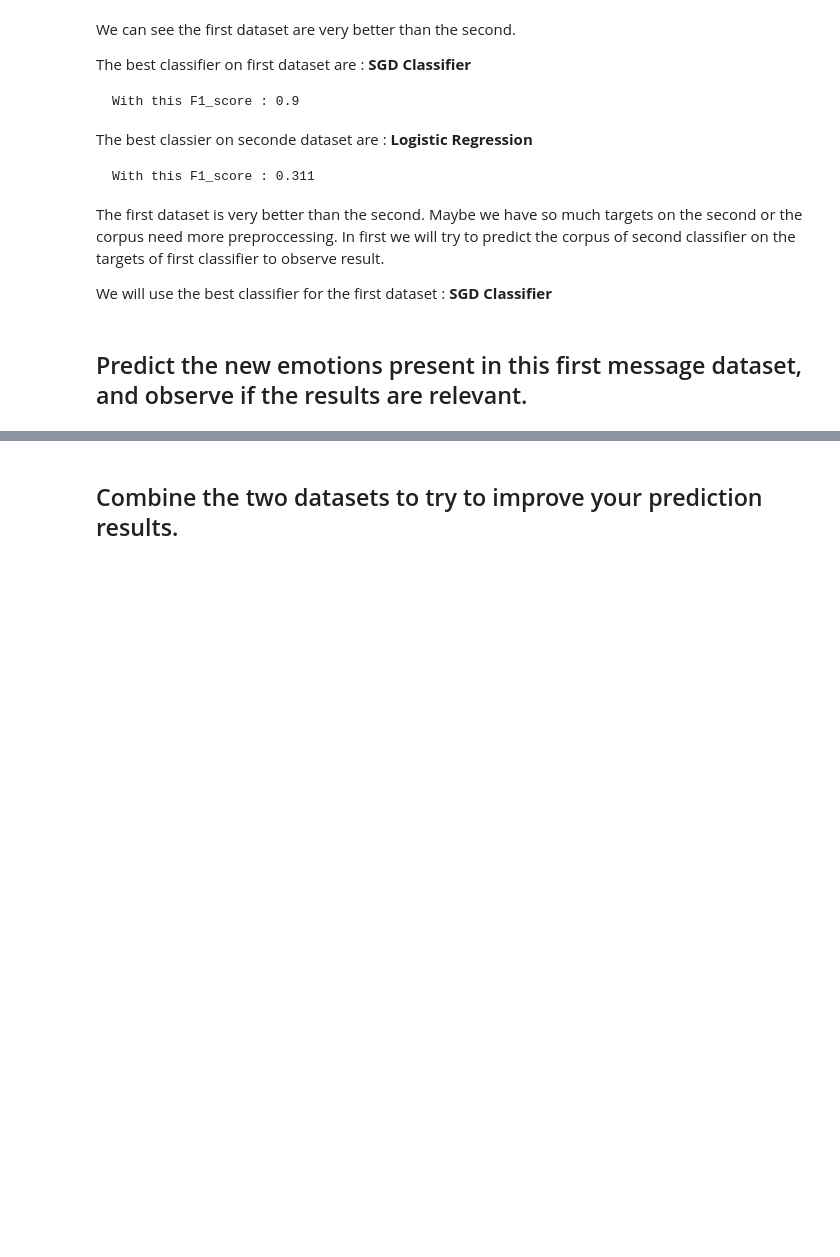
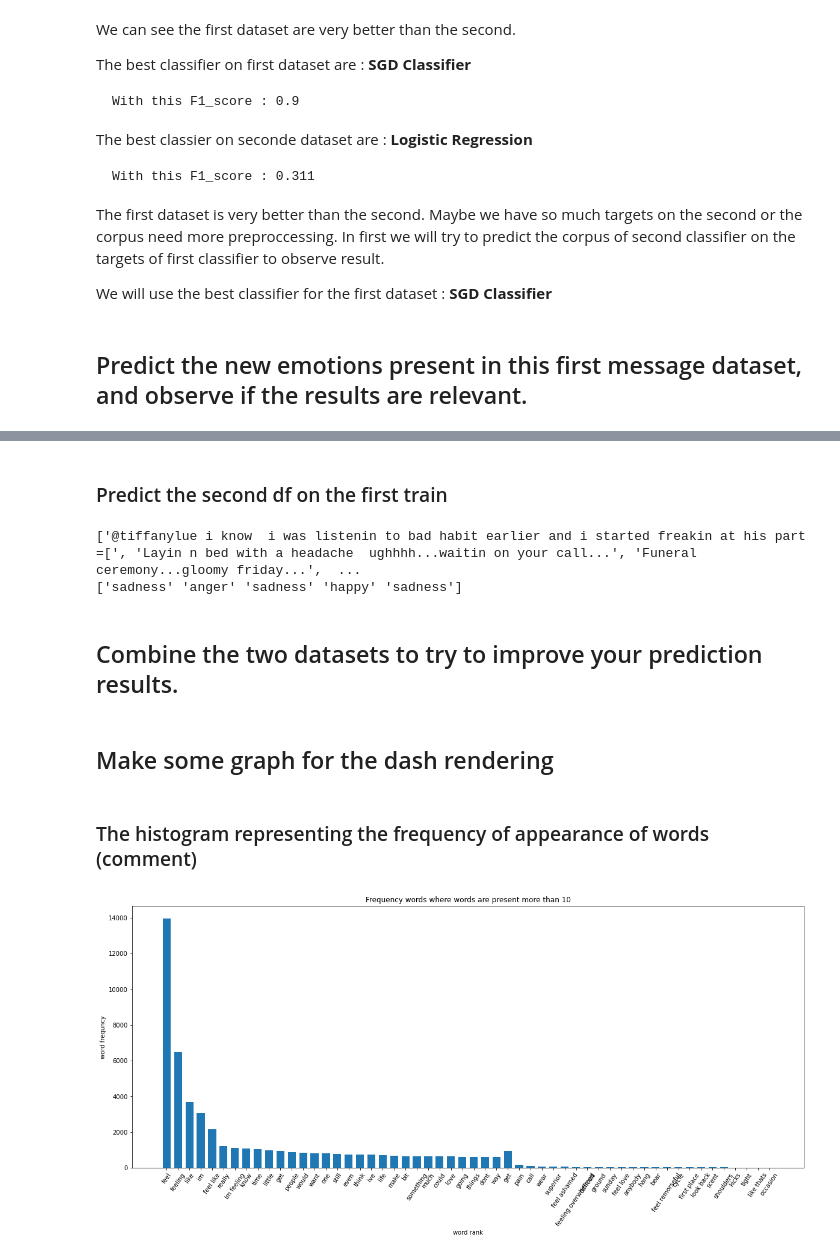
Before and after one commit to Ludo-R/brief-09-12-wheelOfEmotions, a Jupyter notebook: emotionsNotebook.ipynb, the cells around one changed output, grey strips where cells are left out. Saved outputs shown, nothing was run; the diff lists cells and outputs as text; code cells hidden in the pictures; blank space fills up the shorter version.

```diff
--- a/emotionsNotebook.ipynb
+++ b/emotionsNotebook.ipynb
@@ -575,3 +587,48 @@ print(y_test[:50])
+# %% [markdown]
+### Predict the second df on the first train
+# %%
+y2 = list(df2["content"])
+
+y_pred2 =pipe91.predict(y2)
+
+print(y2[:5])
+print(y_pred2[:5])
+# %% [output]
+['@tiffanylue i know  i was listenin to bad habit earlier and i started freakin at his part =[', 'Layin n bed with a headache  ughhhh...waitin on your call...', 'Funeral ceremony...gloomy friday...',  ...
+['sadness' 'anger' 'sadness' 'happy' 'sadness']
 # %% [markdown]
 
 ## Combine the two datasets to try to improve your prediction results.
+# %% [markdown]
+## Make some graph for the dash rendering
+# %% [markdown]
+### The histogram representing the frequency of appearance of words (comment)
+# %%
+x = np.array(df["Text"])
+y = np.array(df["Emotion"])
+
+vec = CountVectorizer(ngram_range=(1,2), stop_words = stopwords, min_df=10 )
+
+
+X = vec.fit_transform(x)
+words = vec.get_feature_names()
+
+wsum = np.array(X.sum(0))[0]
+ix = wsum.argsort()[::-1]
+wrank = wsum[ix]
+labels = [words[i] for i in ix]
+
+def subsample(x, step=150):
+    return np.hstack((x[:30], x[10::step]))
+
+
+plt.figure(figsize=(20,8))
+freq = subsample(wrank)
+r = np.arange(len(freq))
+plt.bar(r, freq, width=0.7)
+plt.xticks(r, subsample(labels), rotation=55)
+plt.xlabel('word rank')
+plt.ylabel('word frequncy')
+plt.title("Frequency words where words are present more than 10");
+# %% [output]
+[figure, added]
```
Also changed, not shown: parts of 22 cells of this notebook.
